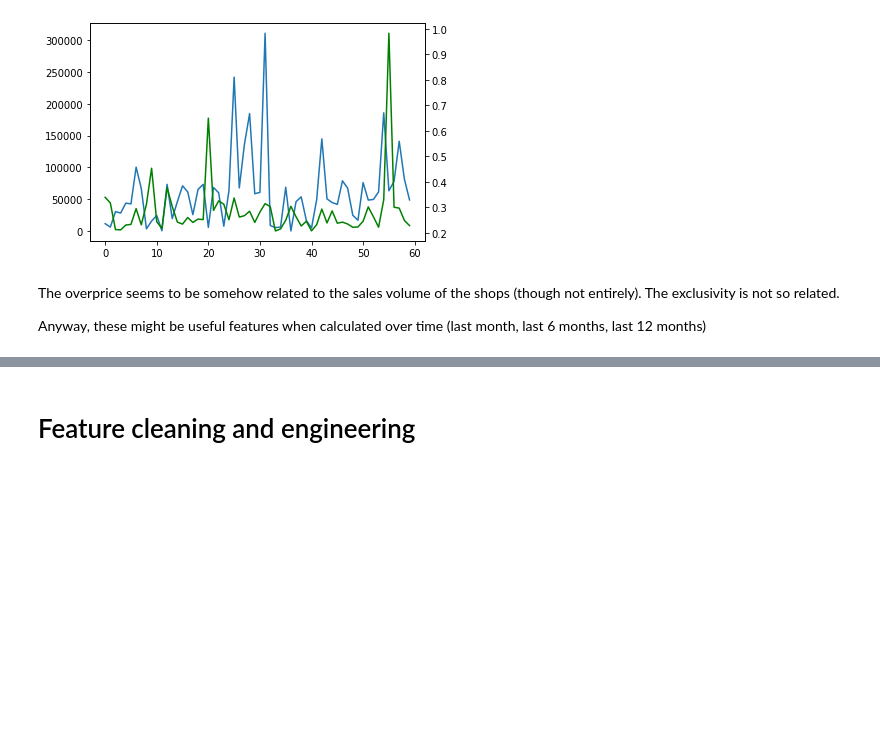
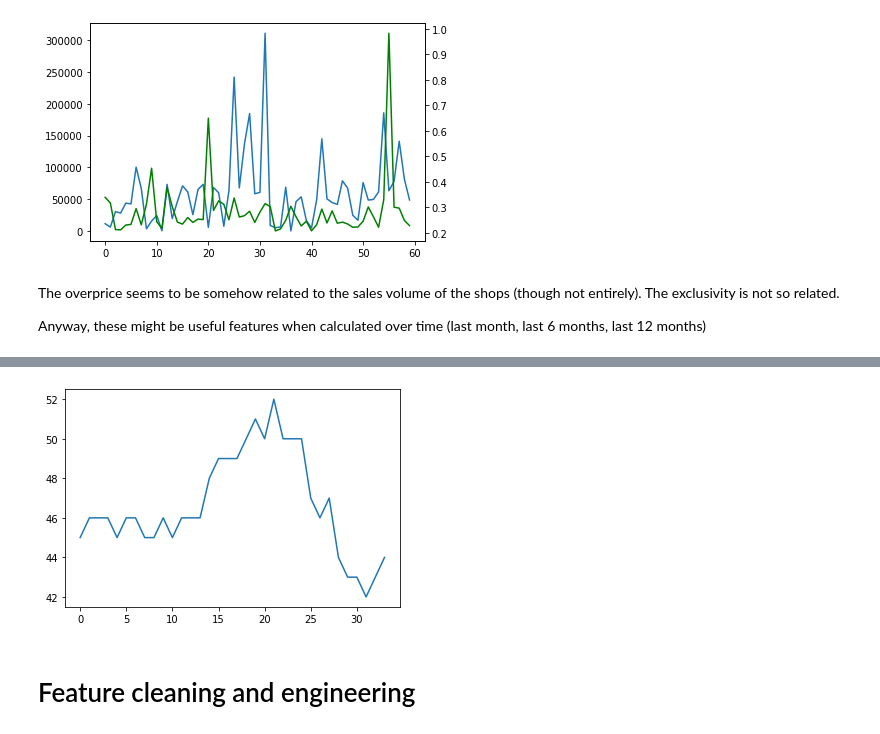
Before and after one commit to arcarrion/hsespecialization_course02, a Jupyter notebook: 02_eda.ipynb, the cells around one changed output, grey strips where cells are left out. Drawn from its saved outputs; the diff is of its cells as text; code cells hidden in the pictures; blank space fills up the shorter version.

```diff
--- a/02_eda.ipynb
+++ b/02_eda.ipynb
@@ -523,3 +537,8 @@ Anyway, these might be useful features when calculated over time (last month, la
+# %%
+plt.plot(tmp.date_block_num, tmp.nunique_shops)
+plt.show()
+# %% [output]
+[figure, added]
 # %% [markdown]
 # Feature cleaning and engineering
 # %%
```
Also changed, not shown: parts of 14 cells of this notebook.
